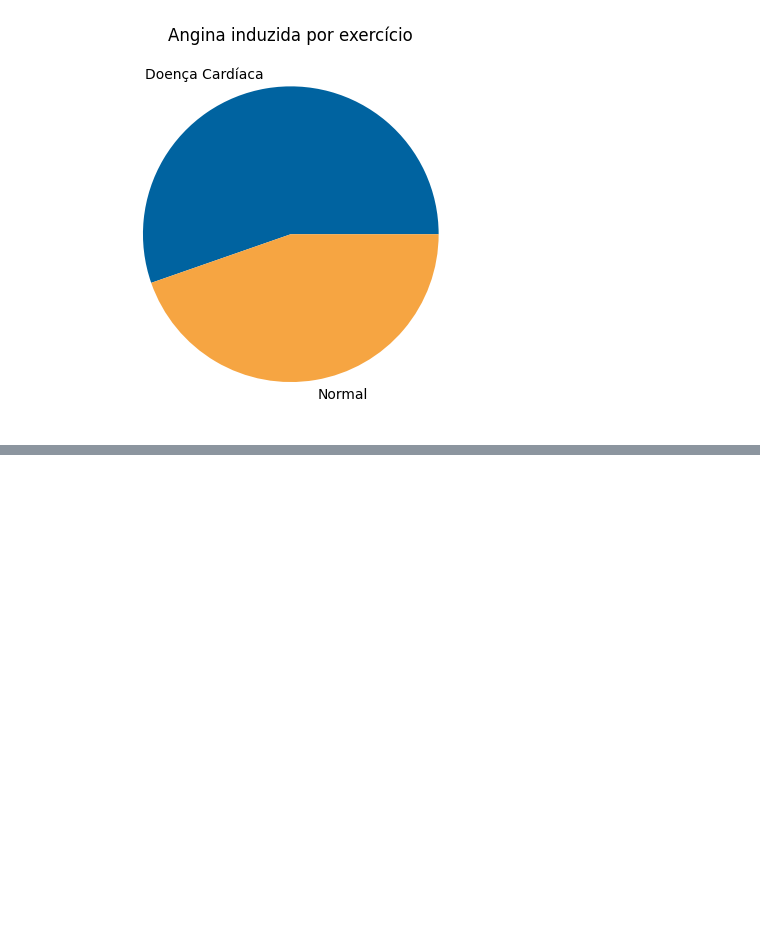
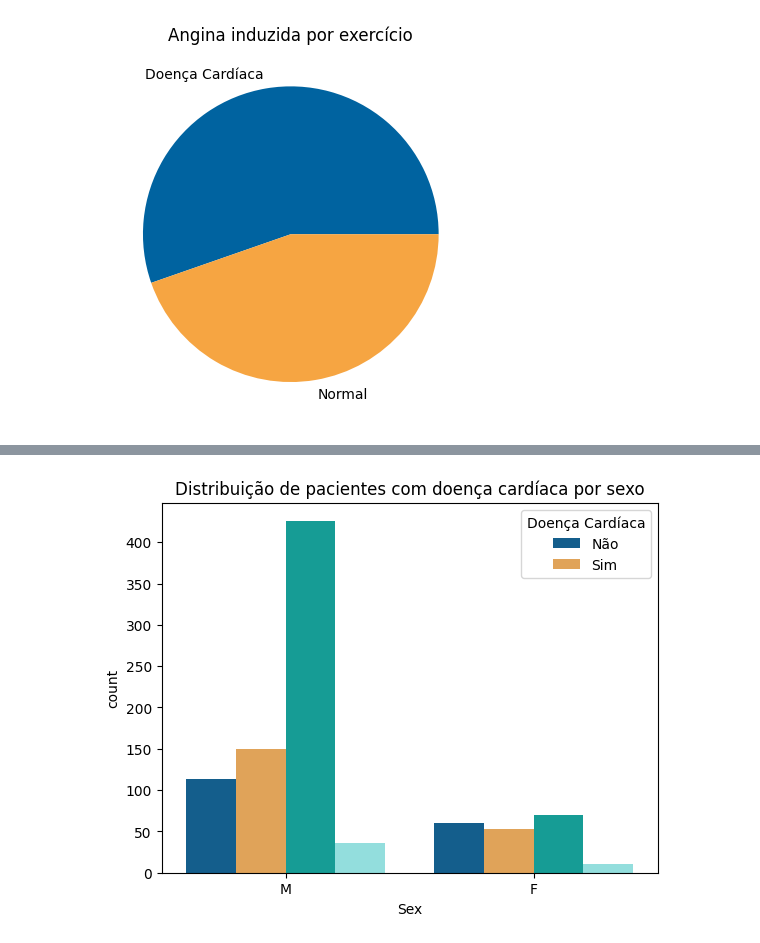
Before and after one commit to marcossiliprandi/MVP_An-lise-de-Dados_Boas-Pr-ticas, a Jupyter notebook: MVP_Doenças_cardiovasculares.ipynb, the cells around one changed output, grey strips where cells are left out. Saved outputs shown, nothing was run; the diff lists cells and outputs as text; code cells hidden in the pictures; blank space fills up the shorter version.

```diff
--- a/MVP_Doenças_cardiovasculares.ipynb
+++ b/MVP_Doenças_cardiovasculares.ipynb
@@ -262,0 +273,9 @@ plt.show()
+# %%
+# Visualizando a distribuição entre os atributos ChestPainType e Sex
+
+sns.countplot(data = Heart_Disease, x = "Sex", hue = "ChestPainType", palette = ['#0063A0','#F6A542','#00B2A9','#86EAE9'])
+plt.legend(title = 'Doença Cardíaca', labels = ['Não', 'Sim'])
+plt.title('Distribuição de pacientes com doença cardíaca por sexo')
+plt.show()
+# %% [output]
+[figure, added]
```
Also changed, not shown: parts of 5 cells of this notebook.
